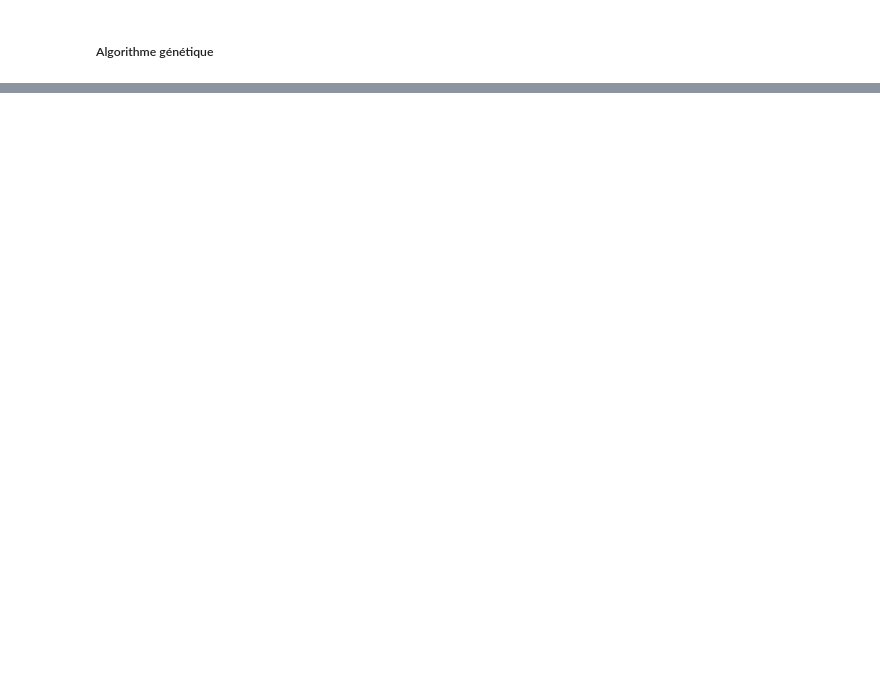
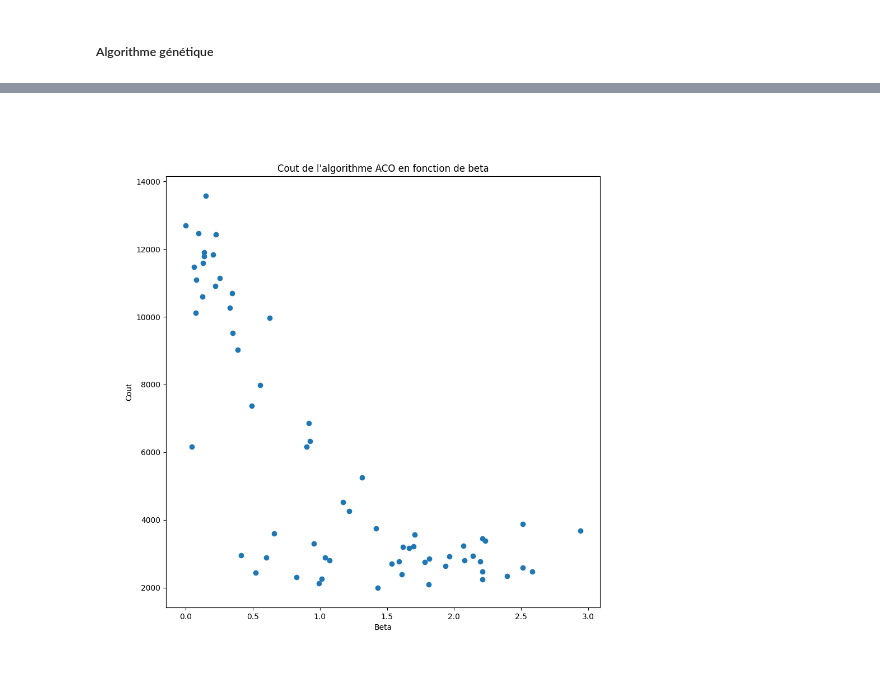
Before and after one commit to Ridren51/Ademe, a Jupyter notebook: Livrable_1.ipynb, the cells around one changed output, grey strips where cells are left out. Drawn from its saved outputs; the diff is of its cells as text; code cells hidden in the pictures; blank space fills up the shorter version.

```diff
--- a/Livrable_1.ipynb
+++ b/Livrable_1.ipynb
@@ -1615,0 +2429,4 @@ Ce graphique montre l'utilisation du CPU lors de la résolution d'un problème a
+# %%
+utils.twoD_plot(filename='./vendor/benchmarks/param_test/alpha_beta.csv', value='beta', shownValue='Beta',title='Cout de l\'algorithme ACO en fonction de beta')
+# %% [output]
+[figure, added]
```
Also changed, not shown: parts of 46 cells of this notebook, 6 other files.
